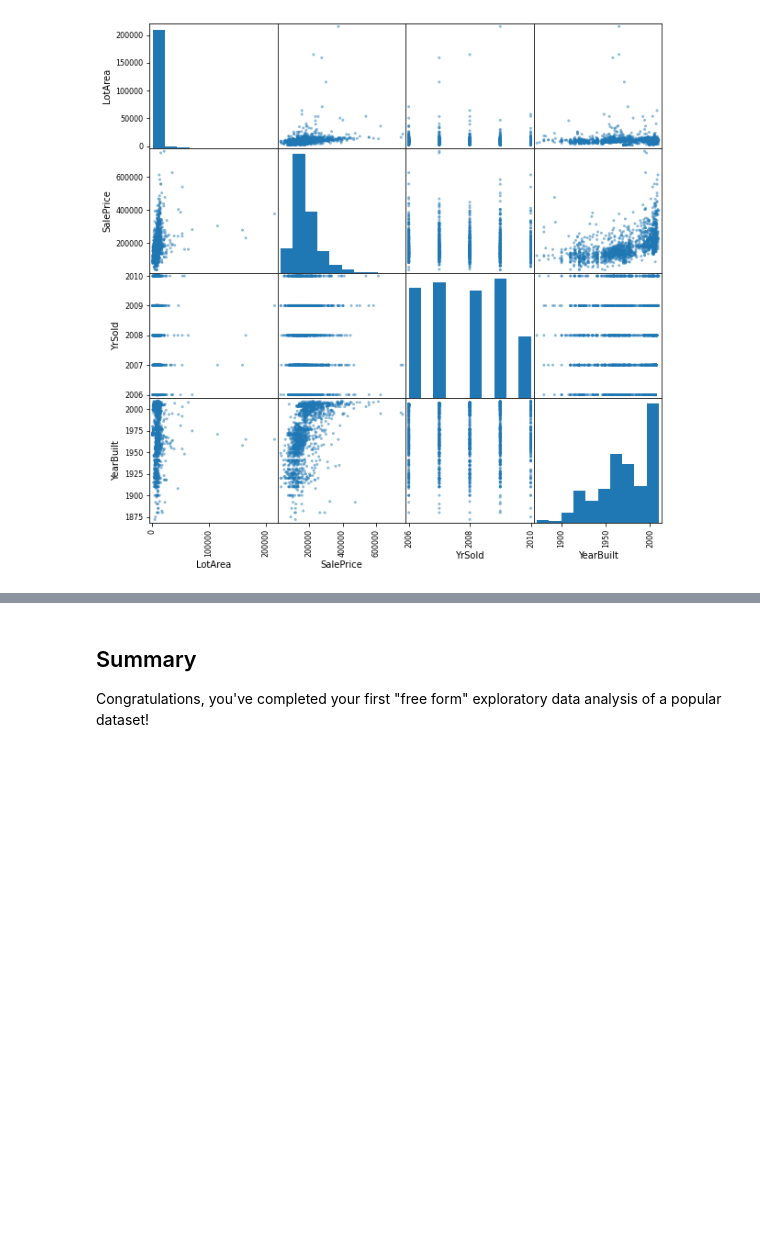
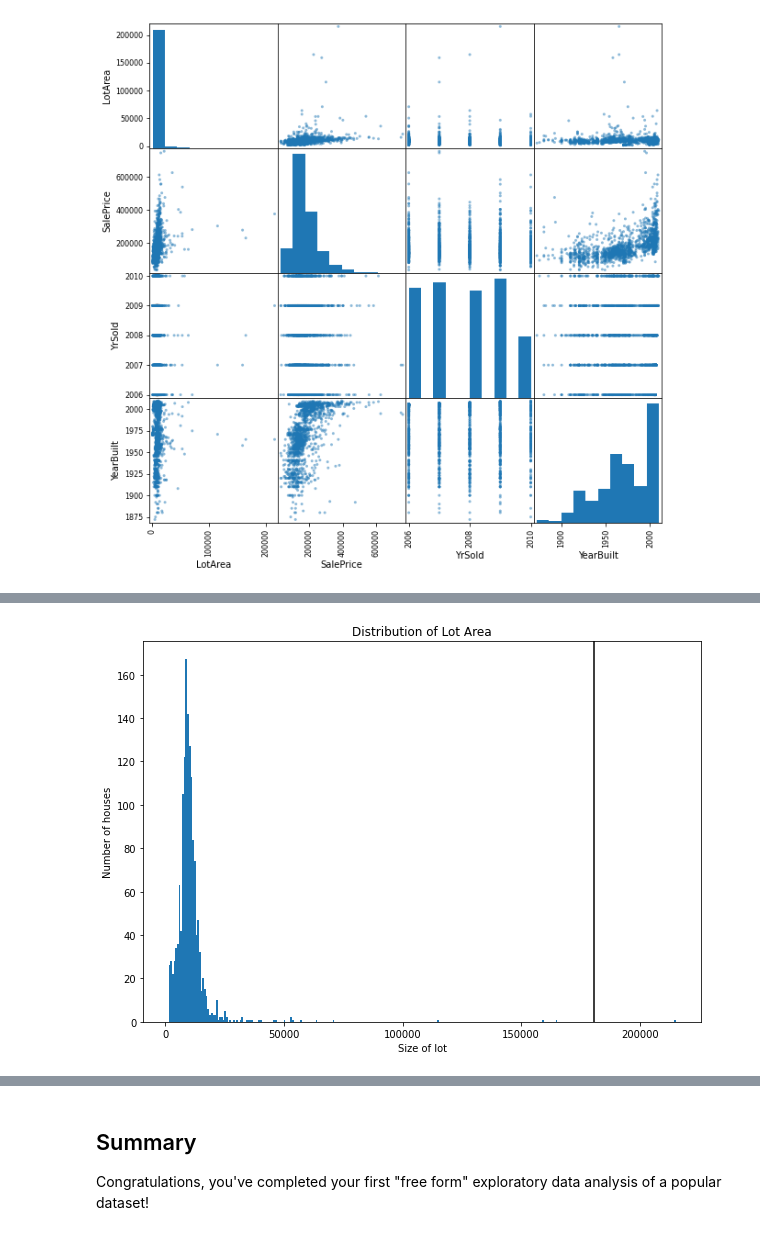
Before and after one commit to Marissa841/dsc-project-eda-with-pandas-online-ds-sp-000, a Jupyter notebook: index.ipynb, the cells around one changed output, grey strips where cells are left out. Drawn from its saved outputs; the diff is of its cells as text; code cells hidden in the pictures; blank space fills up the shorter version.

```diff
--- a/index.ipynb
+++ b/index.ipynb
@@ -113,2 +116,12 @@ AttributeError: module 'pandas' has no attribute 'plot'
+# %%
+# Create a plot that shows the LotArea Distribution
+fig, ax = plt.subplots(figsize=(10, 7))
+ax.hist(df['LotArea'], bins='auto')
+ax.set_title('Distribution of Lot Area')
+ax.set_xlabel('Size of lot')
+ax.set_ylabel('Number of houses')
+ax.axvline(df['SalePrice'].mean(), color='black');
+# %% [output]
+[figure, added]
 # %%
 # Create a plot that shows the Distribution of the overall house condition
```
Also changed, not shown: parts of 7 cells of this notebook.
